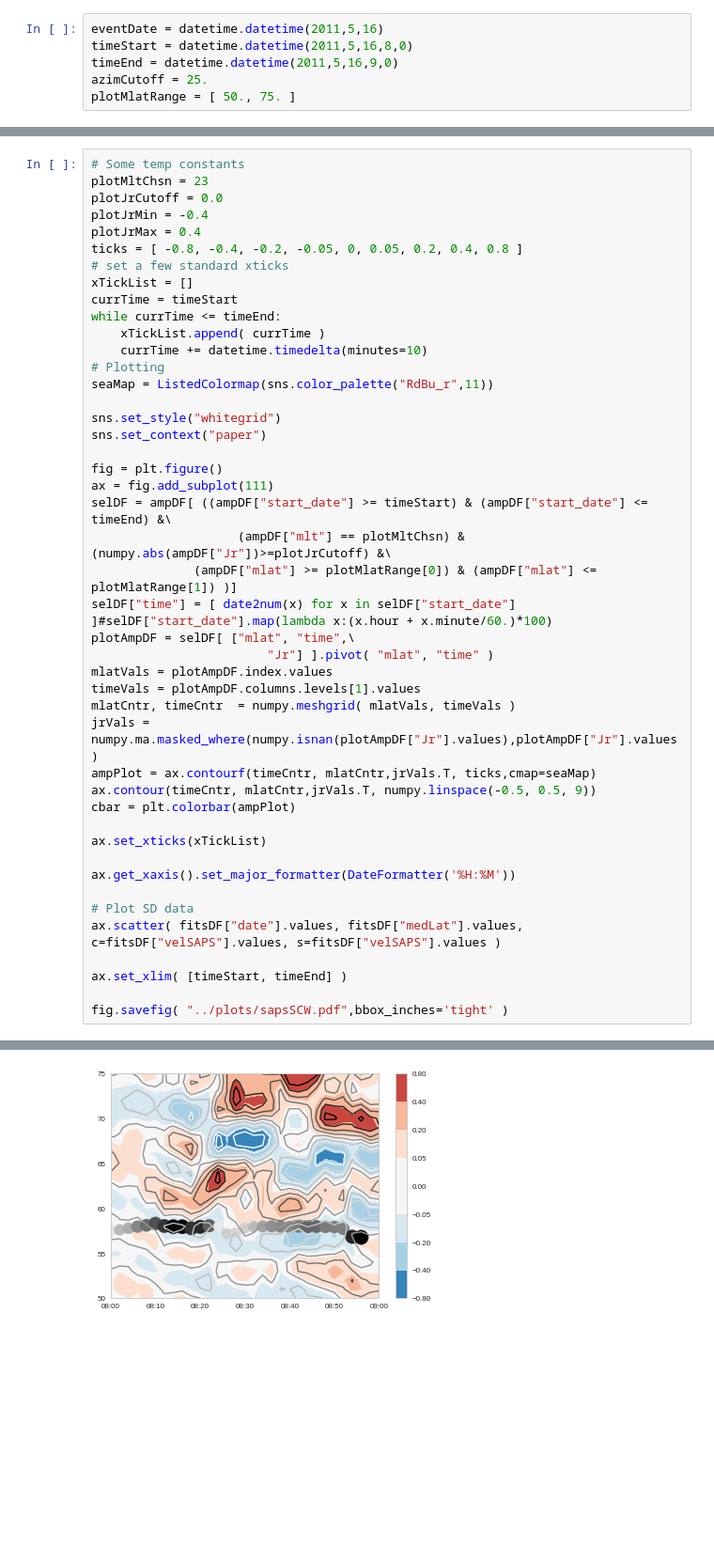
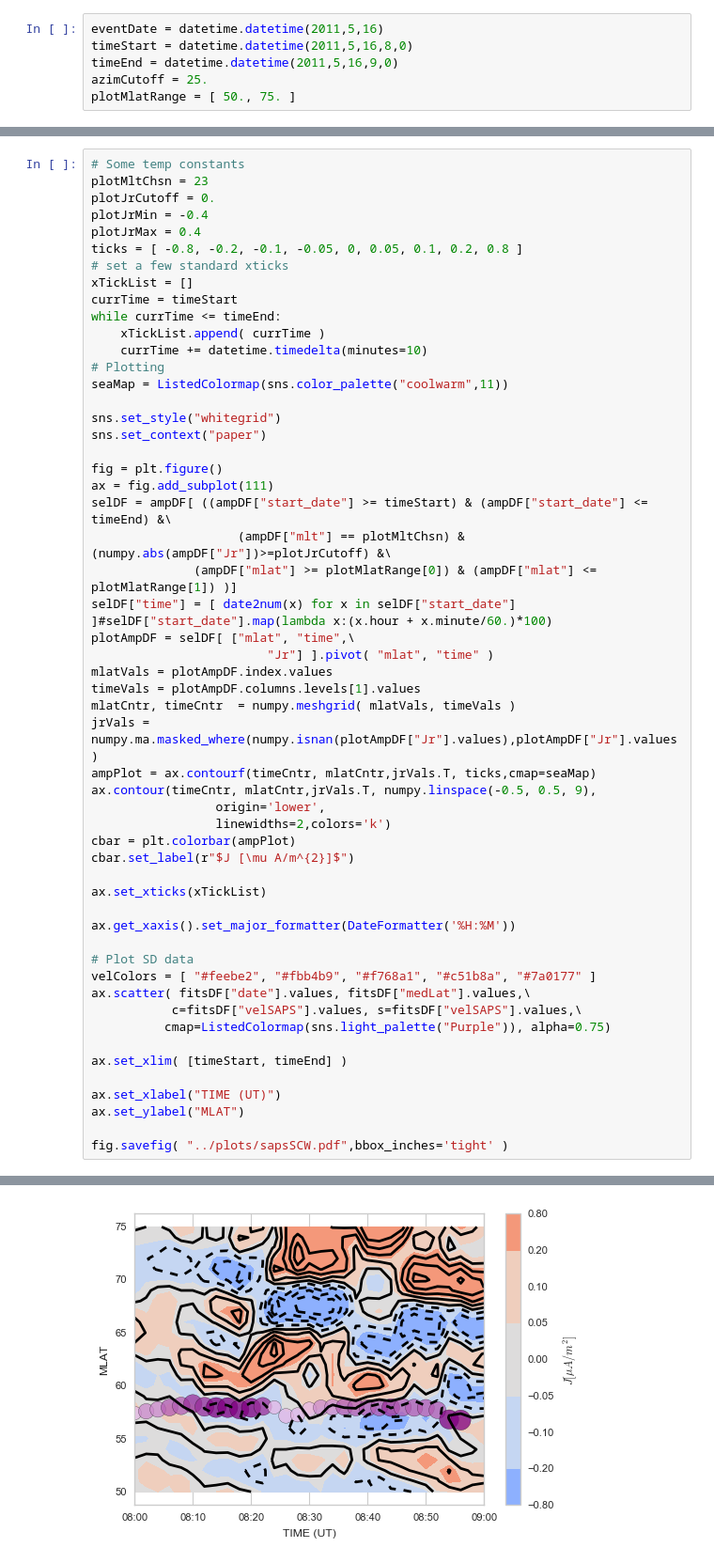
Before and after one commit to bharatreddy/scwsaps, a Jupyter notebook: ipy/saps_amp_sd.ipynb, the cells around one changed output, grey strips where cells are left out. Shown at 94% size. Saved outputs shown, nothing was run; the diff lists cells and outputs as text; blank space fills up the shorter version.

```diff
--- a/ipy/saps_amp_sd.ipynb
+++ b/ipy/saps_amp_sd.ipynb
@@ -74,10 +74,10 @@ ampDF.head()
 # %%
 # Some temp constants
 plotMltChsn = 23
-plotJrCutoff = 0.0
+plotJrCutoff = 0.
 plotJrMin = -0.4
 plotJrMax = 0.4
-ticks = [ -0.8, -0.4, -0.2, -0.05, 0, 0.05, 0.2, 0.4, 0.8 ]
+ticks = [ -0.8, -0.2, -0.1, -0.05, 0, 0.05, 0.1, 0.2, 0.8 ]
 # set a few standard xticks
 xTickList = []
 currTime = timeStart
@@ -85,40 +85,49 @@ while currTime <= timeEnd:
     xTickList.append( currTime )
     currTime += datetime.timedelta(minutes=10)
 # Plotting
-seaMap = ListedColormap(sns.color_palette("RdBu_r",11))
+seaMap = ListedColormap(sns.color_palette("coolwarm",11))
 
 sns.set_style("whitegrid")
 sns.set_context("paper")
 
 fig = plt.figure()
 ax = fig.add_subplot(111)
 selDF = ampDF[ ((ampDF["start_date"] >= timeStart) & (ampDF["start_date"] <= timeEnd) &\
                     (ampDF["mlt"] == plotMltChsn) & (numpy.abs(ampDF["Jr"])>=plotJrCutoff) &\
               (ampDF["mlat"] >= plotMlatRange[0]) & (ampDF["mlat"] <= plotMlatRange[1]) )]
 selDF["time"] = [ date2num(x) for x in selDF["start_date"] ]#selDF["start_date"].map(lambda x:(x.hour + x.minute/60.)*100)
 plotAmpDF = selDF[ ["mlat", "time",\
                         "Jr"] ].pivot( "mlat", "time" )
 mlatVals = plotAmpDF.index.values
 timeVals = plotAmpDF.columns.levels[1].values
 mlatCntr, timeCntr  = numpy.meshgrid( mlatVals, timeVals )
 jrVals = numpy.ma.masked_where(numpy.isnan(plotAmpDF["Jr"].values),plotAmpDF["Jr"].values)
 ampPlot = ax.contourf(timeCntr, mlatCntr,jrVals.T, ticks,cmap=seaMap)
-ax.contour(timeCntr, mlatCntr,jrVals.T, numpy.linspace(-0.5, 0.5, 9))
+ax.contour(timeCntr, mlatCntr,jrVals.T, numpy.linspace(-0.5, 0.5, 9),
+                 origin='lower',
+                 linewidths=2,colors='k')
 cbar = plt.colorbar(ampPlot)
+cbar.set_label(r"$J [\mu A/m^{2}]$")
 
 ax.set_xticks(xTickList)
 
 ax.get_xaxis().set_major_formatter(DateFormatter('%H:%M'))
 
 # Plot SD data
-ax.scatter( fitsDF["date"].values, fitsDF["medLat"].values, c=fitsDF["velSAPS"].values, s=fitsDF["velSAPS"].values )
+velColors = [ "#feebe2", "#fbb4b9", "#f768a1", "#c51b8a", "#7a0177" ]
+ax.scatter( fitsDF["date"].values, fitsDF["medLat"].values,\
+           c=fitsDF["velSAPS"].values, s=fitsDF["velSAPS"].values,\
+          cmap=ListedColormap(sns.light_palette("Purple")), alpha=0.75)
 
 ax.set_xlim( [timeStart, timeEnd] )
 
+ax.set_xlabel("TIME (UT)")
+ax.set_ylabel("MLAT")
+
 fig.savefig( "../plots/sapsSCW.pdf",bbox_inches='tight' )
 # %% [output]
 A value is trying to be set on a copy of a slice from a DataFrame.
 Try using .loc[row_indexer,col_indexer] = value instead
 
 See the caveats in the documentation: http://pandas.pydata.org/pandas-docs/stable/indexing.html#indexing-view-versus-copy
-[figure, old version]
+[figure, new version]
```
Also changed, not shown: parts of 1 cell of this notebook, 2 other files.
